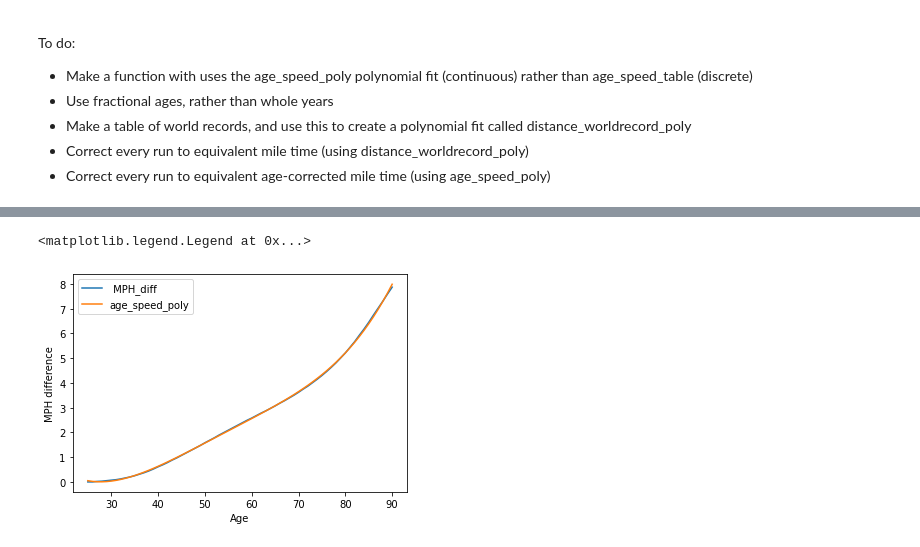
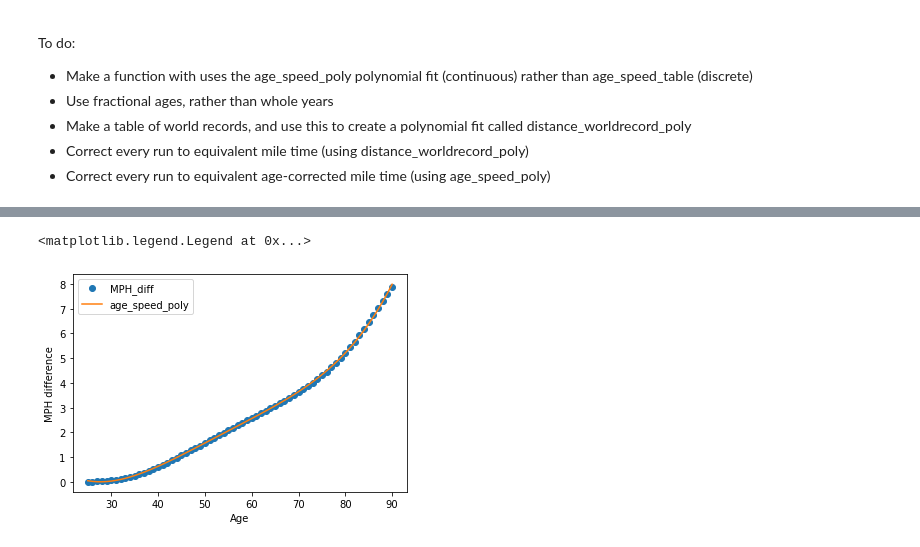
Before and after one commit to gthompson/kitchensinkGT, a Jupyter notebook: PROJECTS/fitness/ALL_RACES_2021.ipynb, the cells around one changed output, grey strips where cells are left out. Drawn from its saved outputs; the diff is of its cells as text; code cells hidden in the pictures.

```diff
--- a/PROJECTS/fitness/ALL_RACES_2021.ipynb
+++ b/PROJECTS/fitness/ALL_RACES_2021.ipynb
@@ -11,14 +19,17 @@ To do:
 # According to tables from https://www.bigdatarunning.com, the most accurate age
 # adjustment to running times, may be based on a fixed decline in running speed
 # with age, across all distances
-import pandas as pd
-age_speed_table = pd.read_csv('running_speed_decline.csv', index_col=0)
+
+#age_speed_table = pd.read_csv('running_speed_decline.csv', index_col=0)
+age_speed_table = pd.read_excel('/Users/gt/Dropbox/PERSONAL/Health_and_Fitness/Results/ALL_RACES_2021.xlsx', 'running_speed_decline', index_col=0)
+age_speed_table.columns.str.lstrip()
 print(age_speed_table)
-age_speed_table.plot(label='age_speed_table')
+age_speed_table.plot(label='age_speed_table', marker='o',linestyle='')
 plt.ylabel('MPH difference')
+print(age_speed_table.columns)
 
 # Fit a polynomial at same x
-age_speed_poly = np.polynomial.polynomial.Polynomial.fit(age_speed_table.index, age_speed_table[' MPH_diff'], 4)
+age_speed_poly = np.polynomial.polynomial.Polynomial.fit(age_speed_table.index, age_speed_table['MPH_diff'], 4)
 plt.plot(age_speed_table.index, age_speed_poly(age_speed_table.index), label='age_speed_poly')
 plt.legend()
 # %% [output]
@@ -40,2 +52,2 @@ Age
 <matplotlib.legend.Legend at 0x...>
-[figure, old version]
+[figure, new version]
```
Also changed, not shown: parts of 27 cells of this notebook, 32 other files.
